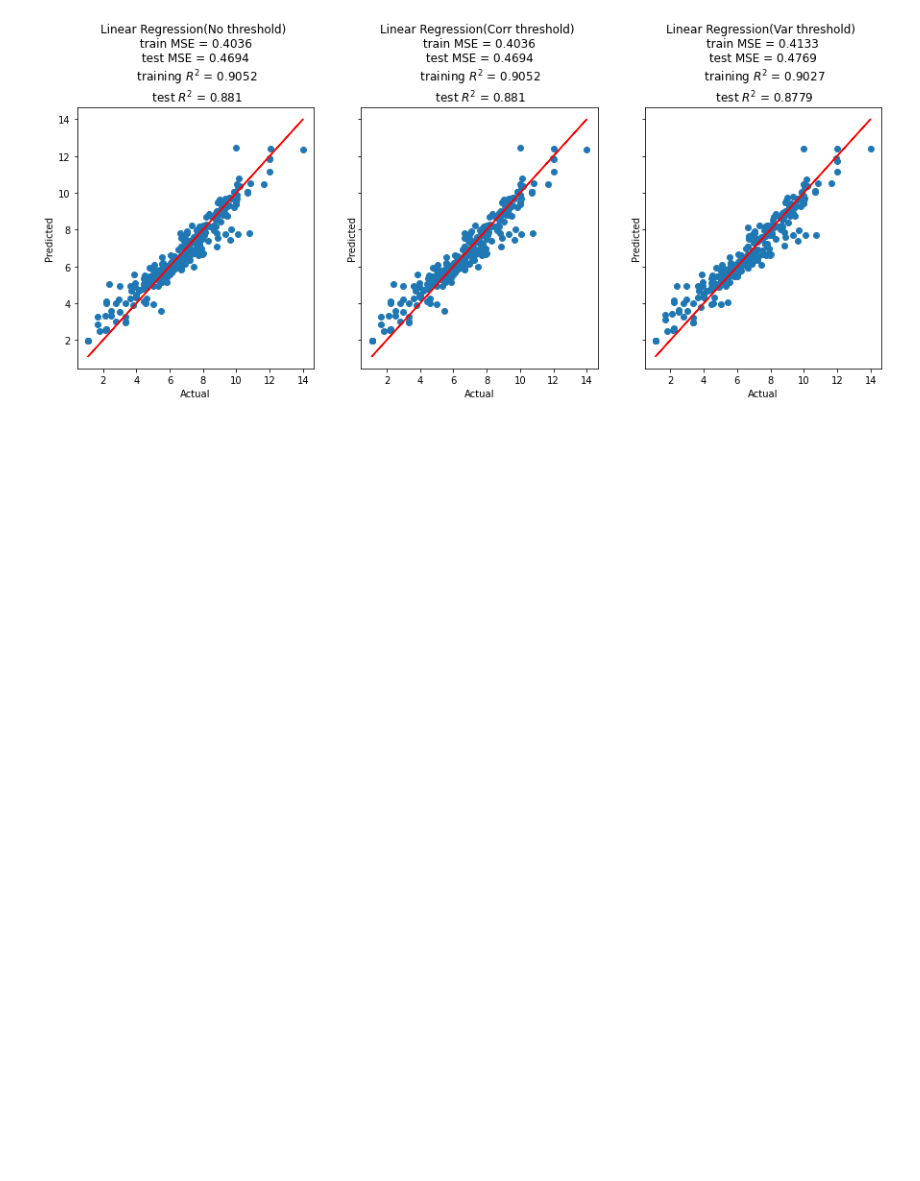
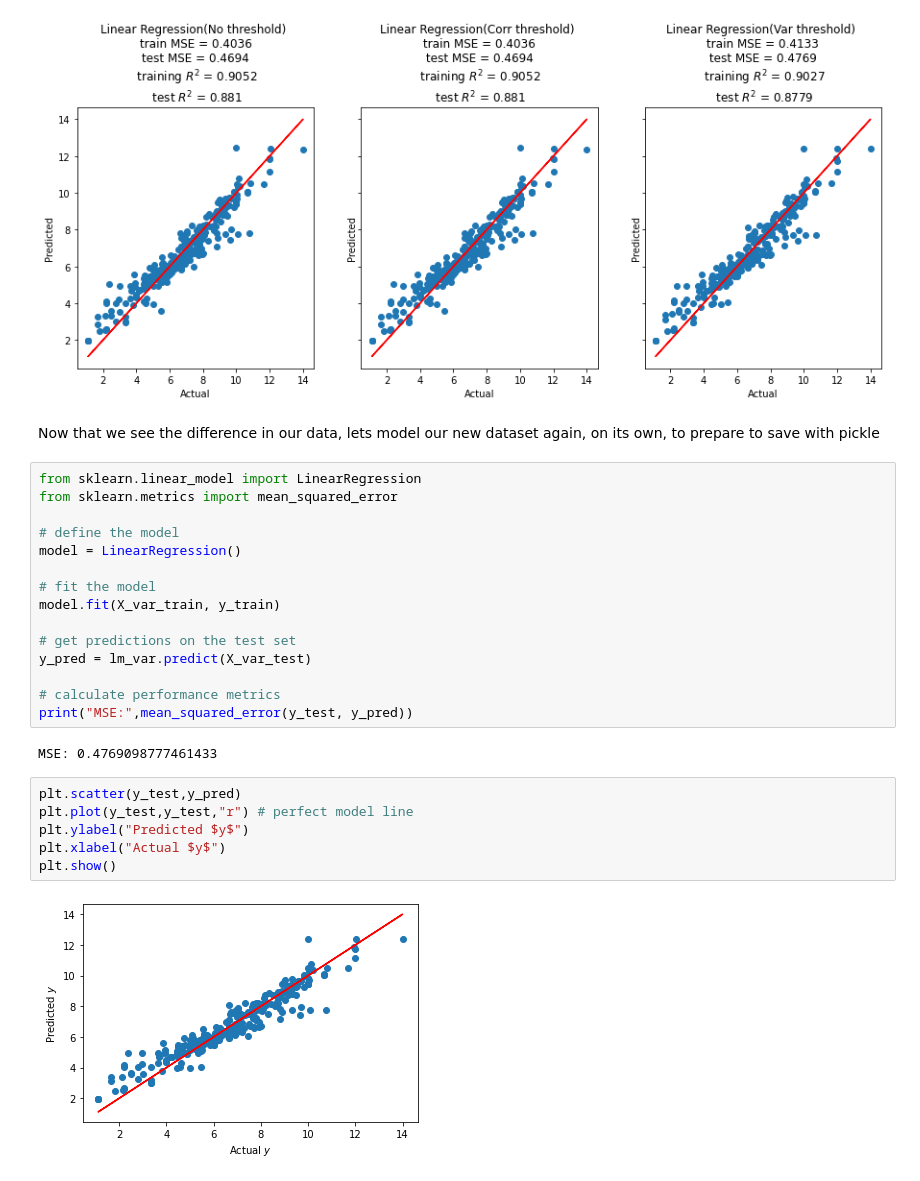
Before and after one commit to Mahlomola-Moses/team_ts_4, a Jupyter notebook: Team ts4.ipynb, the cells around one changed output. Drawn from its saved outputs; the diff is of its cells as text; blank space fills up the shorter version.

```diff
--- a/Team ts4.ipynb
+++ b/Team ts4.ipynb
@@ -541,3 +541,30 @@ for i in range(3):
     ax[i].scatter(y_test, test_pred[i])
 # %% [output]
 [figure]
+# %% [markdown]
+Now that we see the difference in our data, lets model our new dataset again, on its own, to prepare to save with pickle
+# %%
+from sklearn.linear_model import LinearRegression
+from sklearn.metrics import mean_squared_error
+
+# define the model
+model = LinearRegression()
+
+# fit the model
+model.fit(X_var_train, y_train)
+
+# get predictions on the test set
+y_pred = lm_var.predict(X_var_test)
+
+# calculate performance metrics
+print("MSE:",mean_squared_error(y_test, y_pred))
+# %% [output]
+MSE: 0.4769098777461433
+# %%
+plt.scatter(y_test,y_pred)
+plt.plot(y_test,y_test,"r") # perfect model line
+plt.ylabel("Predicted $y$")
+plt.xlabel("Actual $y$")
+plt.show()
+# %% [output]
+[figure, added]
```
Also changed, not shown: parts of 5 cells of this notebook, 1 other file.
